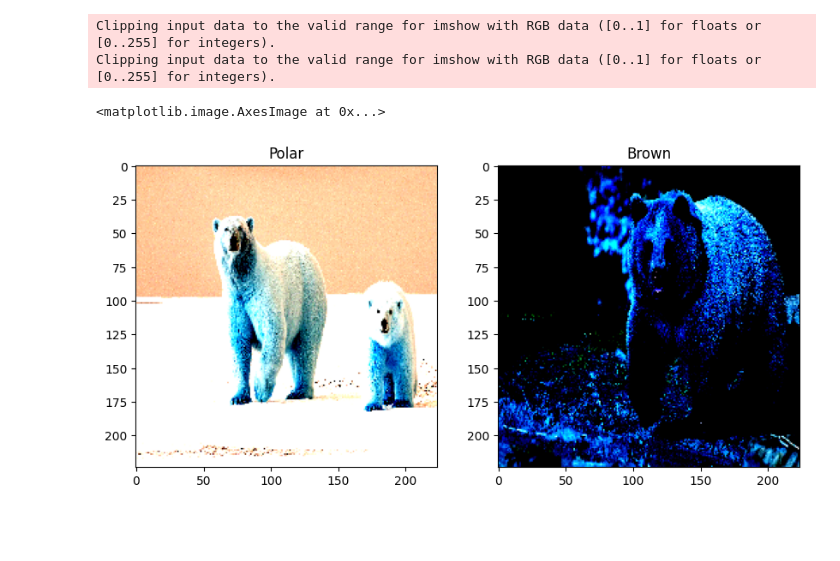
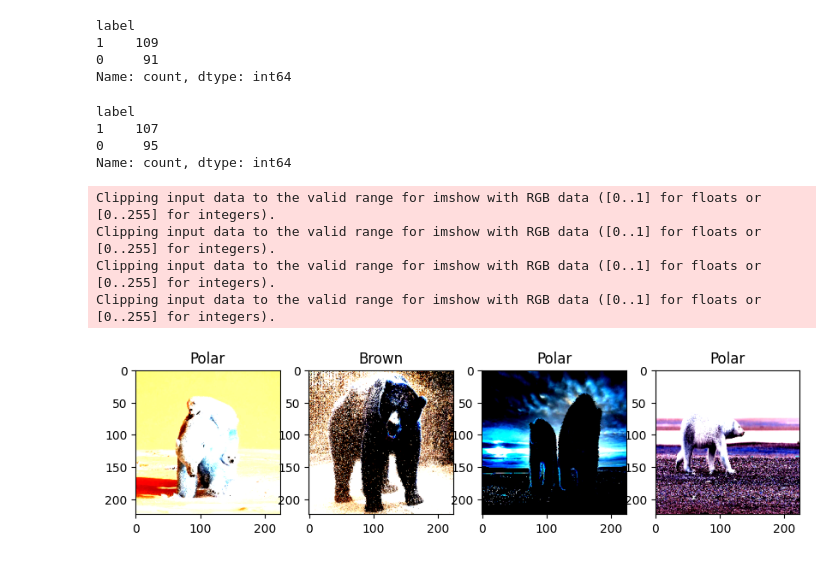
Before and after one commit to comandir26/CNN, a Jupyter notebook: main.ipynb, the cells around one changed output. Cells and saved outputs as stored; diff of their text form; code cells hidden in the pictures; blank space fills up the shorter version.

```diff
--- a/main.ipynb
+++ b/main.ipynb
@@ -50,4 +45,4 @@ memory usage: 31.5+ KB
 # %%
-custom_transforms = torchvision.transforms.Compose([torchvision.transforms.ToTensor(),
+transforms = torchvision.transforms.Compose([torchvision.transforms.ToTensor(),
                                                     torchvision.transforms.Resize((224, 224)),
                                                     torchvision.transforms.Normalize((0.485, 0.456, 0.406), (0.229, 0.224, 0.225))])
@@ -59,0 +49,4 @@ len(my_dataset)
+# %%
+train_data = MyDataset(path_to_annot_file='paths.csv', transform=transforms, train = True)
+test_data = MyDataset(path_to_annot_file='paths.csv', transform=transforms, test = True)
+valid_data = MyDataset(path_to_annot_file='paths.csv', transform=transforms, valid = True)
@@ -59,0 +64,14 @@ len(my_dataset)
+# %%
+test_data.data['label'].value_counts()
+# %% [output]
+label
+1    109
+0     91
+Name: count, dtype: int64
+# %%
+valid_data.data['label'].value_counts()
+# %% [output]
+label
+1    107
+0     95
+Name: count, dtype: int64
@@ -60,13 +109,22 @@ len(my_dataset)
+# %%
+batch_size = 4
+# %%
+train_loader = DataLoader(dataset=train_data, batch_size=batch_size, shuffle = True)
+test_loader = DataLoader(dataset=test_data, batch_size=batch_size, shuffle = True)
+valid_loader = DataLoader(dataset=valid_data, batch_size=batch_size, shuffle = True)
 # %%
-plt.figure(figsize=(10,5))
-plt.subplot(1, 2, 1)
-plt.title("Polar" if my_dataset[0][1] == 0 else "Brown")
-plt.imshow(my_dataset[0][0].permute(1, 2, 0).numpy()[:, :, ::-1])
-plt.subplot(1, 2, 2)
-plt.title("Polar" if my_dataset[1005][1] == 0 else "Brown")
-plt.imshow(my_dataset[1005][0].permute(1, 2, 0).numpy()[:, :, ::-1])
+plt.figure(figsize = (10, 5))
+
+for i, sample_batched in enumerate(train_loader):
+    if i == 1:
+        break
+    for j in range(batch_size):
+        plt.subplot(1, 4, j + 1)
+        plt.title('Polar' if sample_batched[1][j] == 0 else 'Brown')
+        plt.imshow(sample_batched[0][j].permute(1, 2, 0).numpy()[:, :, ::-1])
 # %% [output]
 Clipping input data to the valid range for imshow with RGB data ([0..1] for floats or [0..255] for integers).
 Clipping input data to the valid range for imshow with RGB data ([0..1] for floats or [0..255] for integers).
+Clipping input data to the valid range for imshow with RGB data ([0..1] for floats or [0..255] for integers).
+Clipping input data to the valid range for imshow with RGB data ([0..1] for floats or [0..255] for integers).
-<matplotlib.image.AxesImage at 0x...>
-[figure, old version]
+[figure, new version]
```
Also changed, not shown: parts of 10 cells of this notebook.
